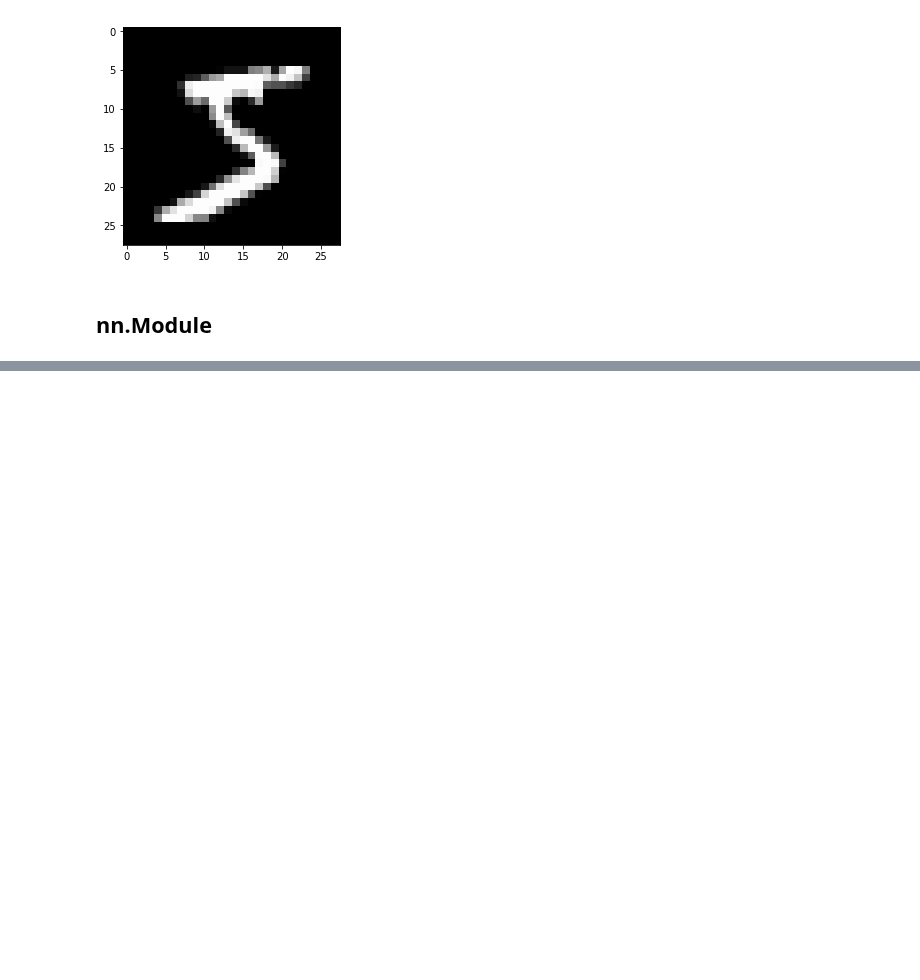
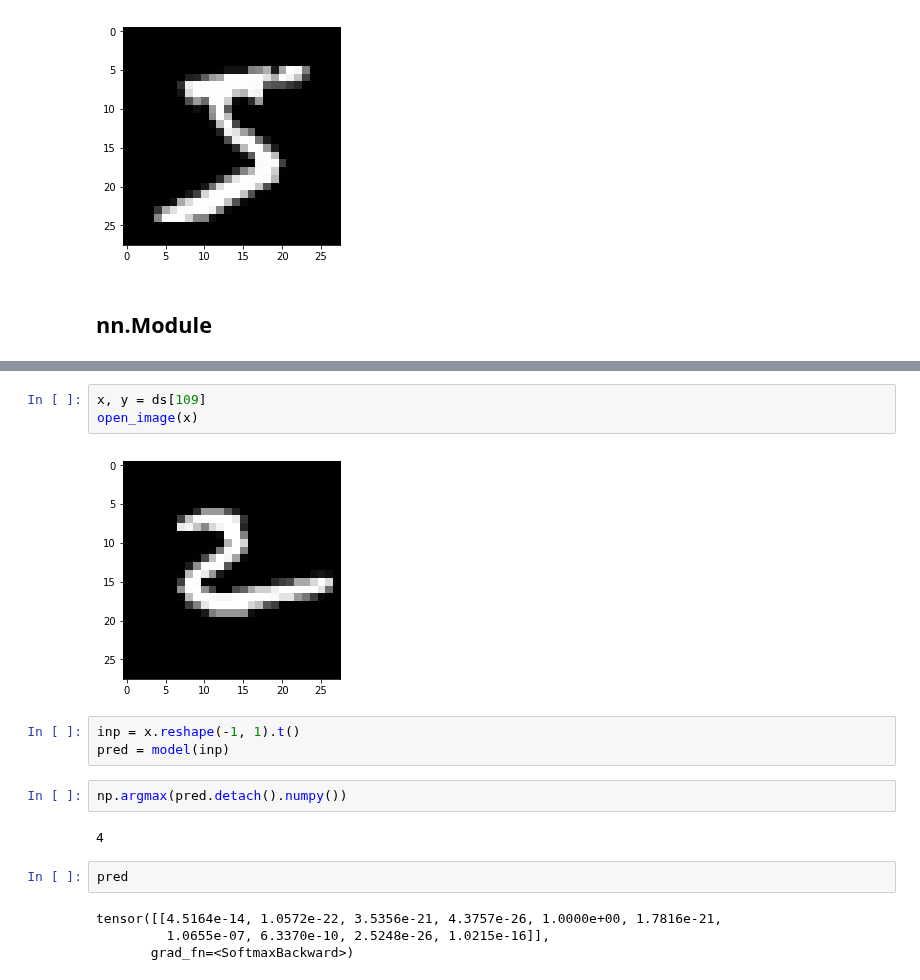
Before and after one commit to musedivision/dlv3, a Jupyter notebook: MNIST in PyTorch.ipynb, the cells around one changed output, grey strips where cells are left out. Saved outputs shown, nothing was run; the diff lists cells and outputs as text; blank space fills up the shorter version.

```diff
--- a/MNIST in PyTorch.ipynb
+++ b/MNIST in PyTorch.ipynb
@@ -73,0 +180,18 @@ RuntimeError: size mismatch, [784 x 1], [784] at /opt/conda/conda-bld/pytorch_15
+# %%
+x, y = ds[109]
+open_image(x)
+# %% [output]
+[figure, added]
+# %%
+inp = x.reshape(-1, 1).t()
+pred = model(inp)
+# %%
+np.argmax(pred.detach().numpy())
+# %% [output]
+4
+# %%
+pred
+# %% [output]
+tensor([[4.5164e-14, 1.0572e-22, 3.5356e-21, 4.3757e-26, 1.0000e+00, 1.7816e-21,
+         1.0655e-07, 6.3370e-10, 2.5248e-26, 1.0215e-16]],
+       grad_fn=<SoftmaxBackward>)
```
Also changed, not shown: parts of 21 cells of this notebook, 5 other files.
